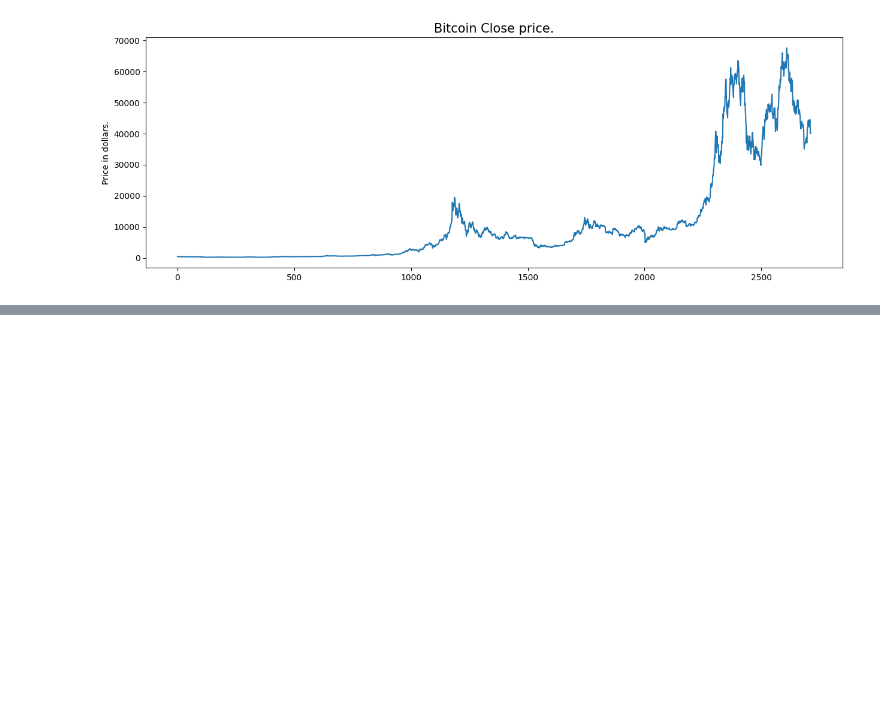
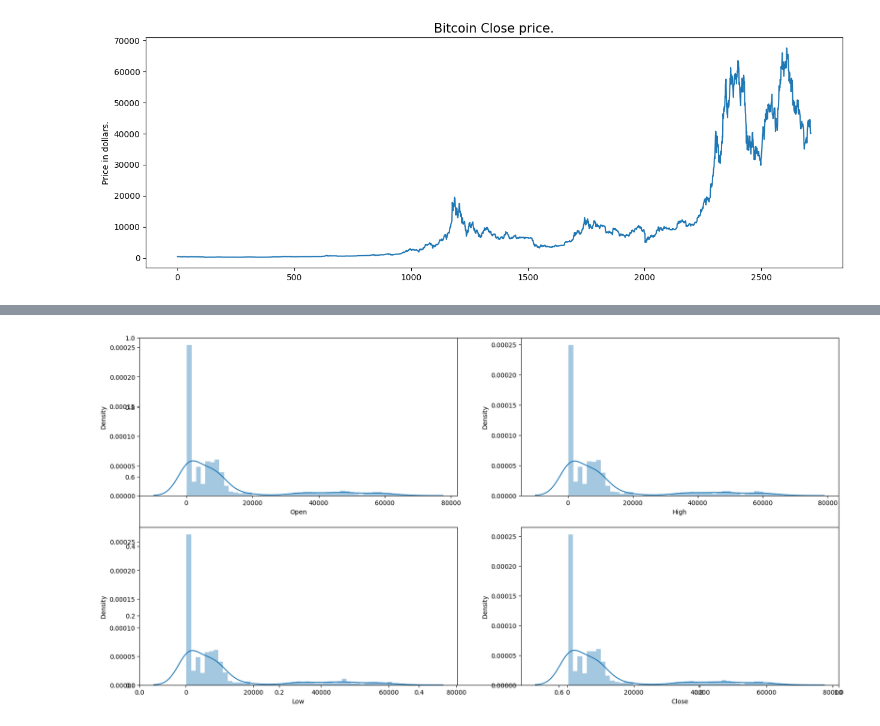
Before and after one commit to RangeshPandianPT/Data-Science_with-ML, a Jupyter notebook: ML_Projects/Bitcoin_Price_Prediction/Bitcoin Price Prediction.ipynb, the cells around one changed output, grey strips where cells are left out. Saved outputs shown, nothing was run; the diff lists cells and outputs as text; code cells hidden in the pictures; blank space fills up the shorter version.

```diff
--- a/ML_Projects/Bitcoin_Price_Prediction/Bitcoin Price Prediction.ipynb
+++ b/ML_Projects/Bitcoin_Price_Prediction/Bitcoin Price Prediction.ipynb
@@ -97,0 +102,2 @@ plt.show()
+# %%
+df = df.drop(['Adj Close'], axis=1)
@@ -97,0 +114,10 @@ plt.show()
+# %%
+features = ['Open', 'High', 'Low', 'Close']
+
+plt.subplots(figsize=(20,10))
+for i, col in enumerate(features):
+  plt.subplot(2,2,i+1)
+  sn.distplot(df[col])
+plt.show()
+# %% [output]
+[figure, added]
```
Also changed, not shown: parts of 15 cells of this notebook.
